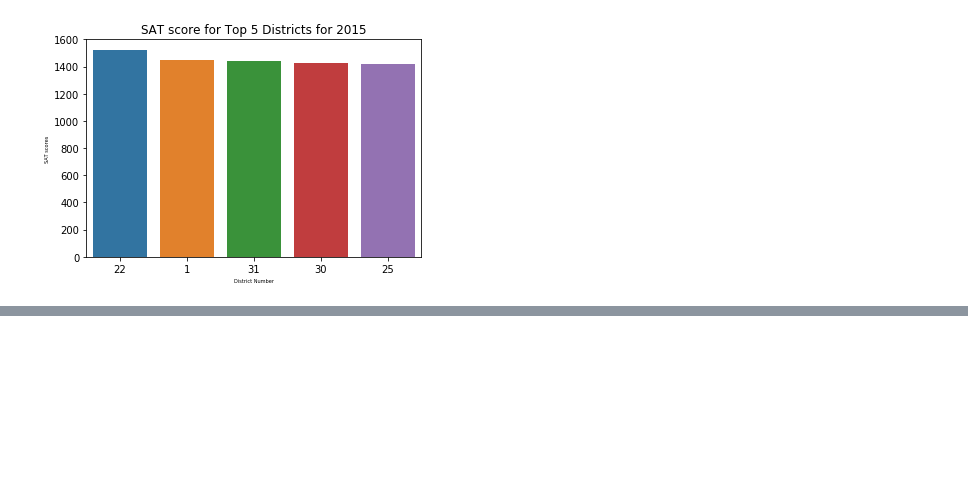
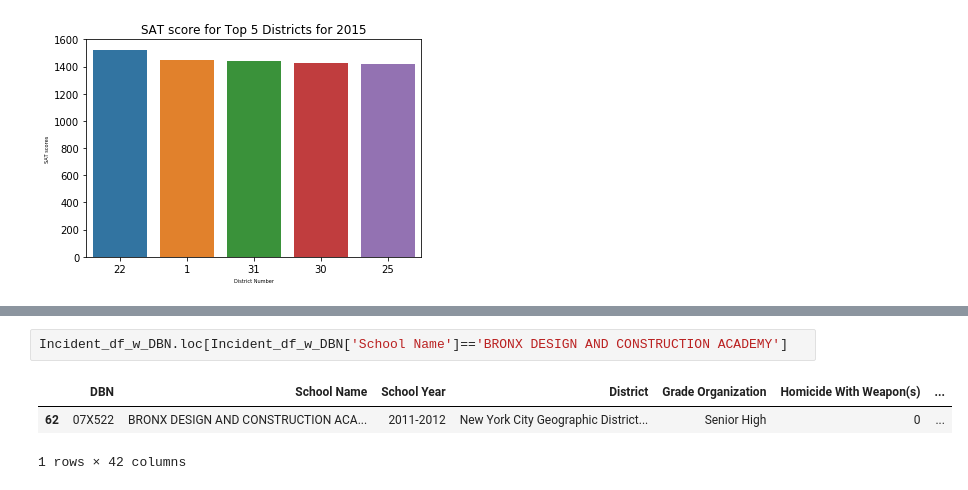
Before and after one commit to shravan097/NYCHS-Data-Analysis, a Jupyter notebook: baivab/SATAnalysis.ipynb, the cells around one changed output, grey strips where cells are left out. Drawn from its saved outputs; the diff is of its cells as text; blank space fills up the shorter version.

```diff
--- a/baivab/SATAnalysis.ipynb
+++ b/baivab/SATAnalysis.ipynb
@@ -233,0 +263,6 @@ plt.show()
+# %%
+Incident_df_w_DBN.loc[Incident_df_w_DBN['School Name']=='BRONX DESIGN AND CONSTRUCTION ACADEMY']
+# %% [output]
+|  | DBN | School Name | School Year | District | Grade Organization | Homicide With Weapon(s) | ... |
+| 62 | 07X522 | BRONX DESIGN AND CONSTRUCTION ACA... | 2011-2012 | New York City Geographic District... | Senior High | 0 | ... |
+1 rows × 42 columns
```
Also changed, not shown: parts of 9 cells of this notebook.
